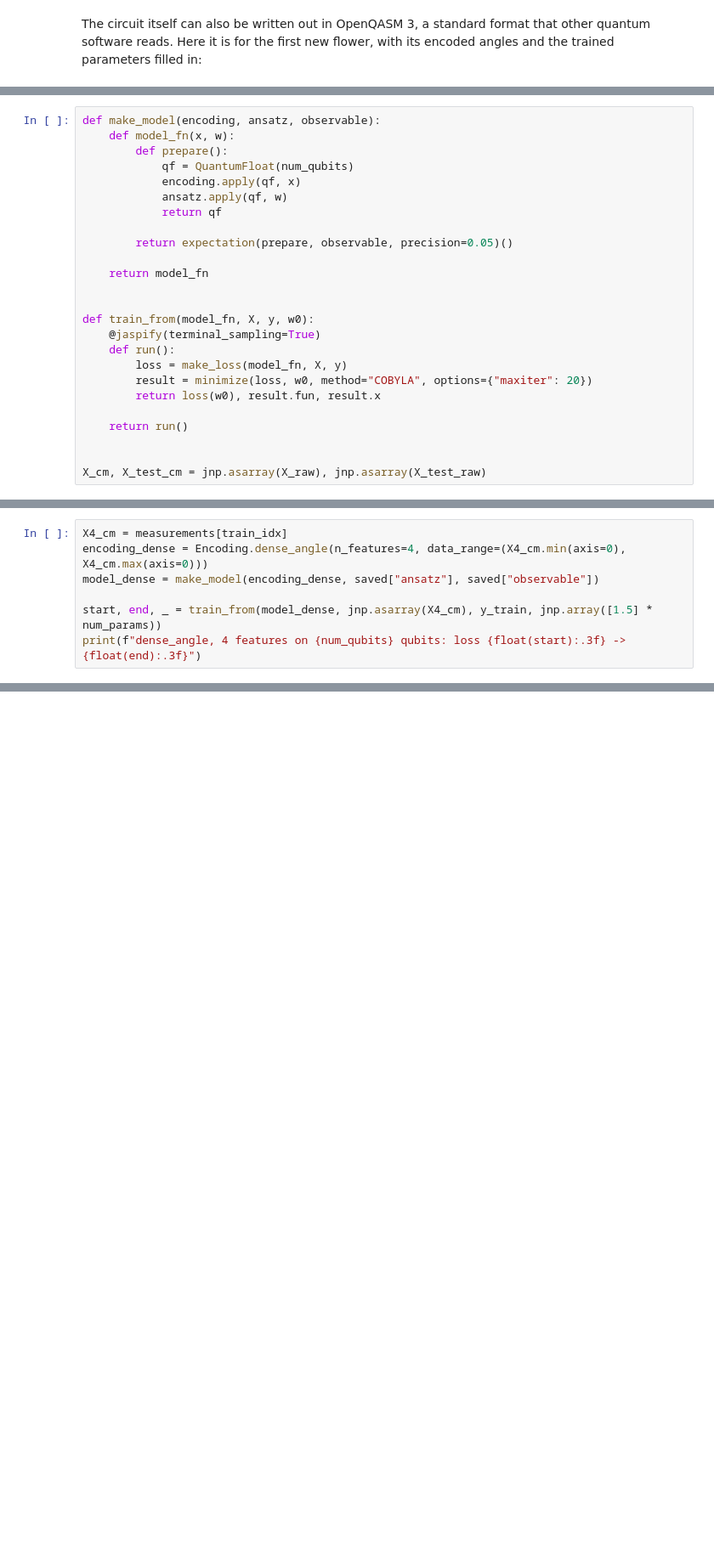
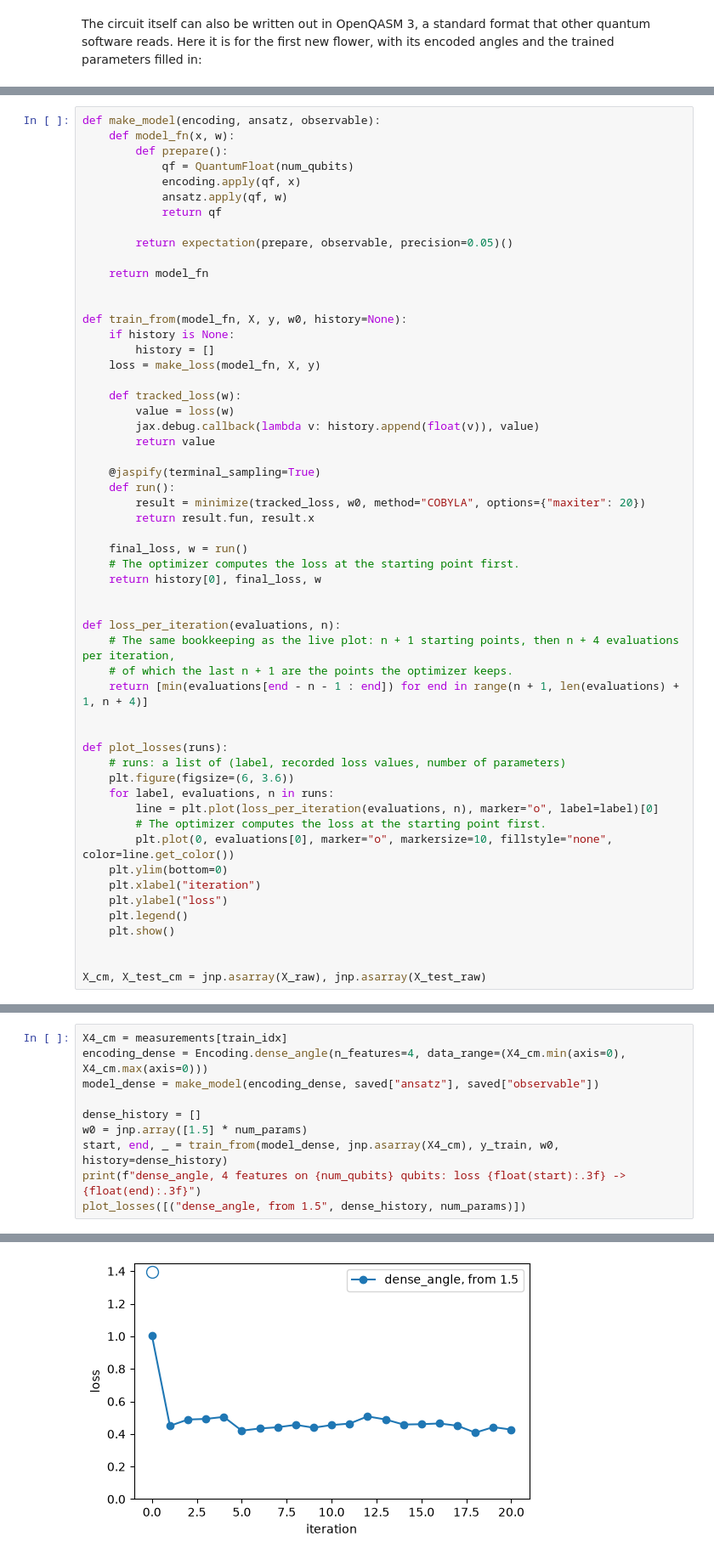
Before and after one commit to seggraja/Qrisp, a Jupyter notebook: documentation/source/general/tutorial/QMLtutorial.ipynb, the cells around one changed output, grey strips where cells are left out. Shown at 85% size. Drawn from its saved outputs; the diff is of its cells as text; blank space fills up the shorter version.

```diff
--- a/documentation/source/general/tutorial/QMLtutorial.ipynb
+++ b/documentation/source/general/tutorial/QMLtutorial.ipynb
@@ -482,14 +546,44 @@ def make_model(encoding, ansatz, observable):
     return model_fn
 
 
-def train_from(model_fn, X, y, w0):
+def train_from(model_fn, X, y, w0, history=None):
+    if history is None:
+        history = []
+    loss = make_loss(model_fn, X, y)
+
+    def tracked_loss(w):
+        value = loss(w)
+        jax.debug.callback(lambda v: history.append(float(v)), value)
+        return value
+
     @jaspify(terminal_sampling=True)
     def run():
-        loss = make_loss(model_fn, X, y)
-        result = minimize(loss, w0, method="COBYLA", options={"maxiter": 20})
-        return loss(w0), result.fun, result.x
+        result = minimize(tracked_loss, w0, method="COBYLA", options={"maxiter": 20})
+        return result.fun, result.x
 
-    return run()
+    final_loss, w = run()
+    # The optimizer computes the loss at the starting point first.
+    return history[0], final_loss, w
+
+
+def loss_per_iteration(evaluations, n):
+    # The same bookkeeping as the live plot: n + 1 starting points, then n + 4 evaluations per iteration,
+    # of which the last n + 1 are the points the optimizer keeps.
+    return [min(evaluations[end - n - 1 : end]) for end in range(n + 1, len(evaluations) + 1, n + 4)]
+
+
+def plot_losses(runs):
+    # runs: a list of (label, recorded loss values, number of parameters)
+    plt.figure(figsize=(6, 3.6))
+    for label, evaluations, n in runs:
+        line = plt.plot(loss_per_iteration(evaluations, n), marker="o", label=label)[0]
+        # The optimizer computes the loss at the starting point first.
+        plt.plot(0, evaluations[0], marker="o", markersize=10, fillstyle="none", color=line.get_color())
+    plt.ylim(bottom=0)
+    plt.xlabel("iteration")
+    plt.ylabel("loss")
+    plt.legend()
+    plt.show()
 
 
 X_cm, X_test_cm = jnp.asarray(X_raw), jnp.asarray(X_test_raw)
@@ -529,5 +632,9 @@ X4_cm = measurements[train_idx]
 encoding_dense = Encoding.dense_angle(n_features=4, data_range=(X4_cm.min(axis=0), X4_cm.max(axis=0)))
 model_dense = make_model(encoding_dense, saved["ansatz"], saved["observable"])
 
-start, end, _ = train_from(model_dense, jnp.asarray(X4_cm), y_train, jnp.array([1.5] * num_params))
+dense_history = []
+w0 = jnp.array([1.5] * num_params)
+start, end, _ = train_from(model_dense, jnp.asarray(X4_cm), y_train, w0, history=dense_history)
 print(f"dense_angle, 4 features on {num_qubits} qubits: loss {float(start):.3f} -> {float(end):.3f}")
+plot_losses([("dense_angle, from 1.5", dense_history, num_params)])
+# %% [output]
@@ -534,3 +642,4 @@ print(f"dense_angle, 4 features on {num_qubits} qubits: loss {float(start):.3f}
+[figure, added]
 # %% [markdown]
 ### A different readout
 
```
Also changed, not shown: parts of 31 cells of this notebook, 4 other files.
